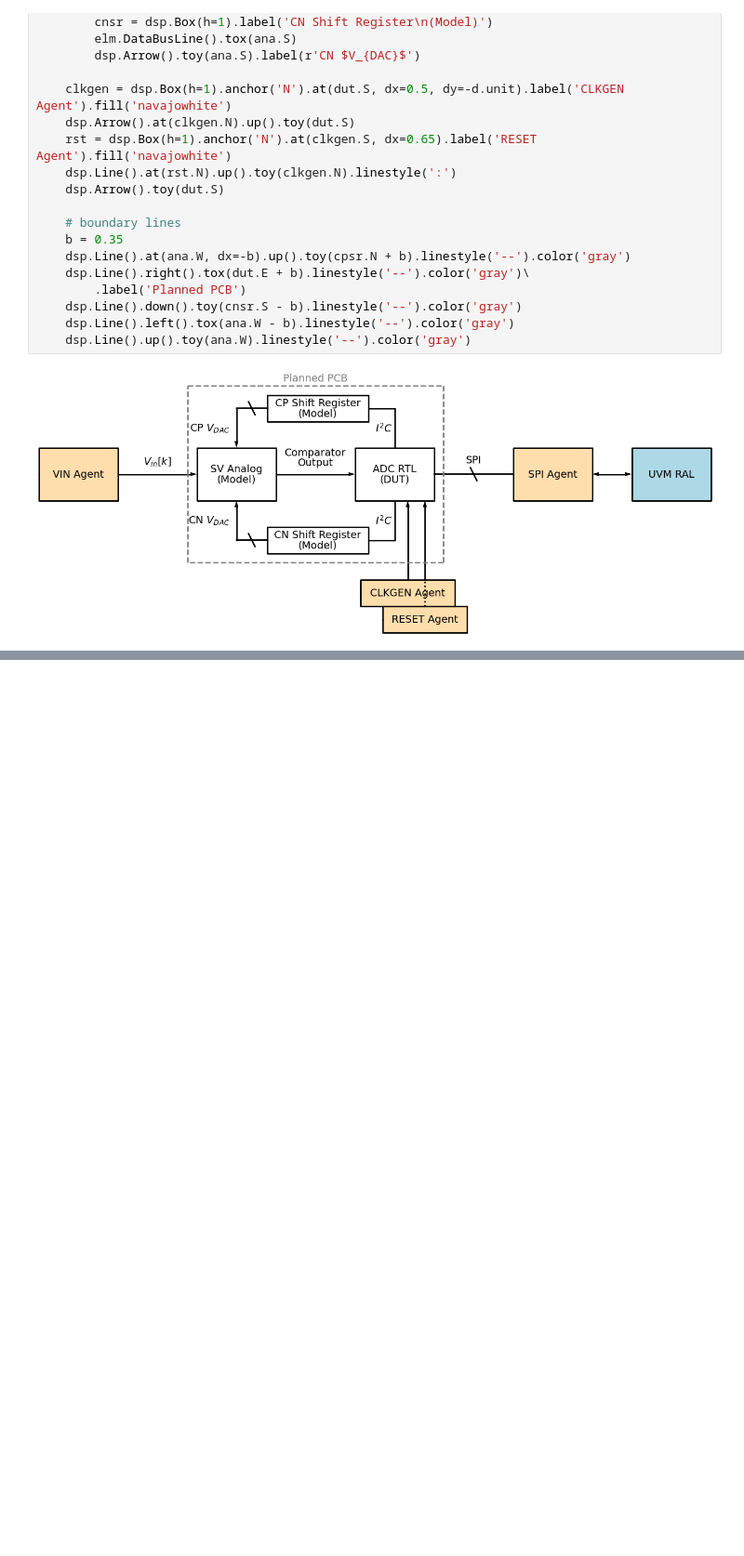
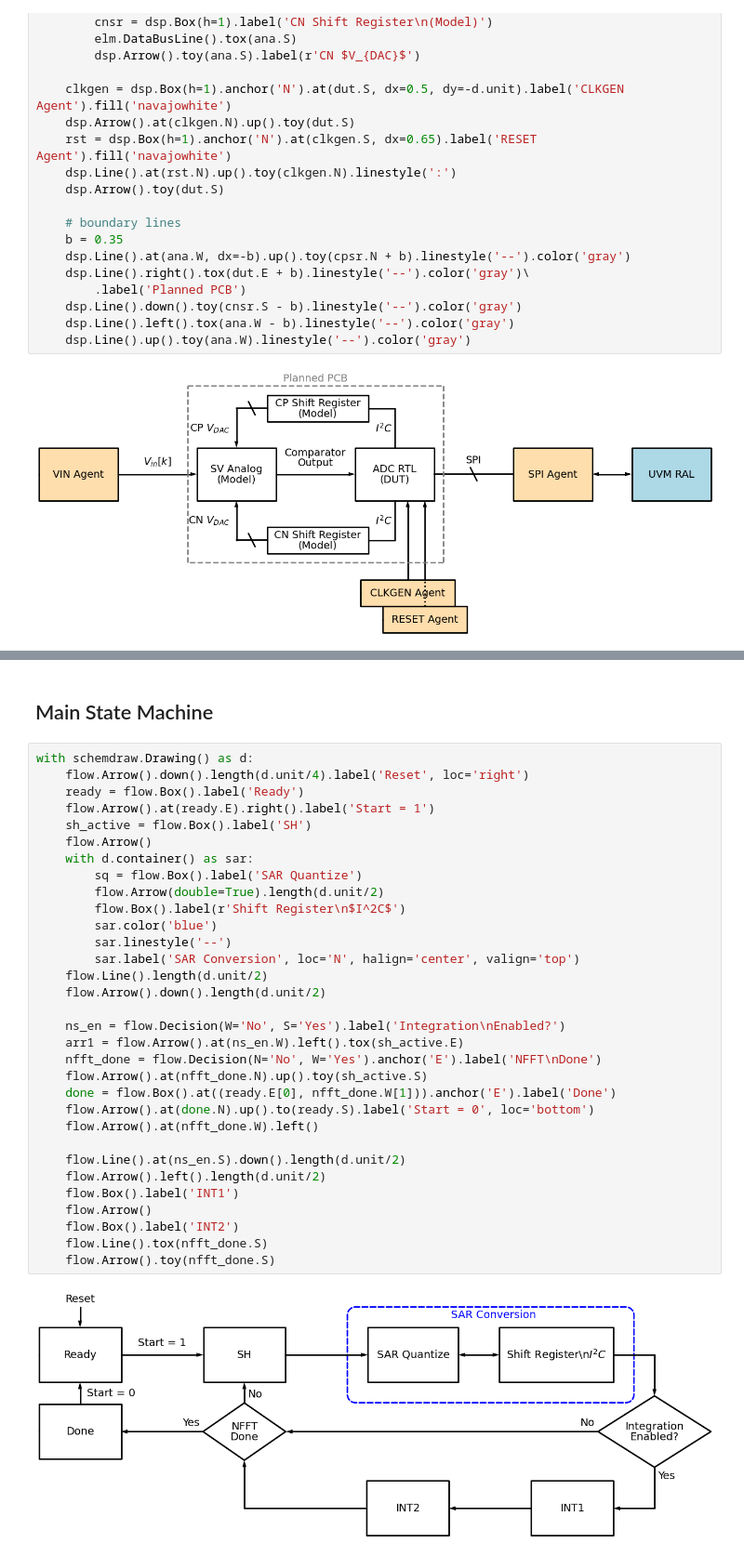
Before and after one commit to Codax2000/ns-sar-pcb, a Jupyter notebook: scratchpad.ipynb, the cells around one changed output, grey strips where cells are left out. Shown at 93% size. Saved outputs shown, nothing was run; the diff lists cells and outputs as text; blank space fills up the shorter version.

Commit message:
updated docs with main SM and SPI interface.

```diff
--- a/scratchpad.ipynb
+++ b/scratchpad.ipynb
@@ -217,0 +275,36 @@ with schemdraw.Drawing() as d:
+# %% [markdown]
+## Main State Machine
+# %%
+with schemdraw.Drawing() as d:
+    flow.Arrow().down().length(d.unit/4).label('Reset', loc='right')
+    ready = flow.Box().label('Ready')
+    flow.Arrow().at(ready.E).right().label('Start = 1')
+    sh_active = flow.Box().label('SH')
+    flow.Arrow()
+    with d.container() as sar:
+        sq = flow.Box().label('SAR Quantize')
+        flow.Arrow(double=True).length(d.unit/2)
+        flow.Box().label(r'Shift Register\n$I^2C$')
+        sar.color('blue')
+        sar.linestyle('--')
+        sar.label('SAR Conversion', loc='N', halign='center', valign='top')
+    flow.Line().length(d.unit/2)
+    flow.Arrow().down().length(d.unit/2)
+
+    ns_en = flow.Decision(W='No', S='Yes').label('Integration\nEnabled?')
+    arr1 = flow.Arrow().at(ns_en.W).left().tox(sh_active.E)
+    nfft_done = flow.Decision(N='No', W='Yes').anchor('E').label('NFFT\nDone')
+    flow.Arrow().at(nfft_done.N).up().toy(sh_active.S)
+    done = flow.Box().at((ready.E[0], nfft_done.W[1])).anchor('E').label('Done')
+    flow.Arrow().at(done.N).up().to(ready.S).label('Start = 0', loc='bottom')
+    flow.Arrow().at(nfft_done.W).left()
+
+    flow.Line().at(ns_en.S).down().length(d.unit/2)
+    flow.Arrow().left().length(d.unit/2)
+    flow.Box().label('INT1')
+    flow.Arrow()
+    flow.Box().label('INT2')
+    flow.Line().tox(nfft_done.S)
+    flow.Arrow().toy(nfft_done.S)
+# %% [output]
+[figure, added]
```
Also changed, not shown: parts of 6 cells of this notebook, 8 other files.
